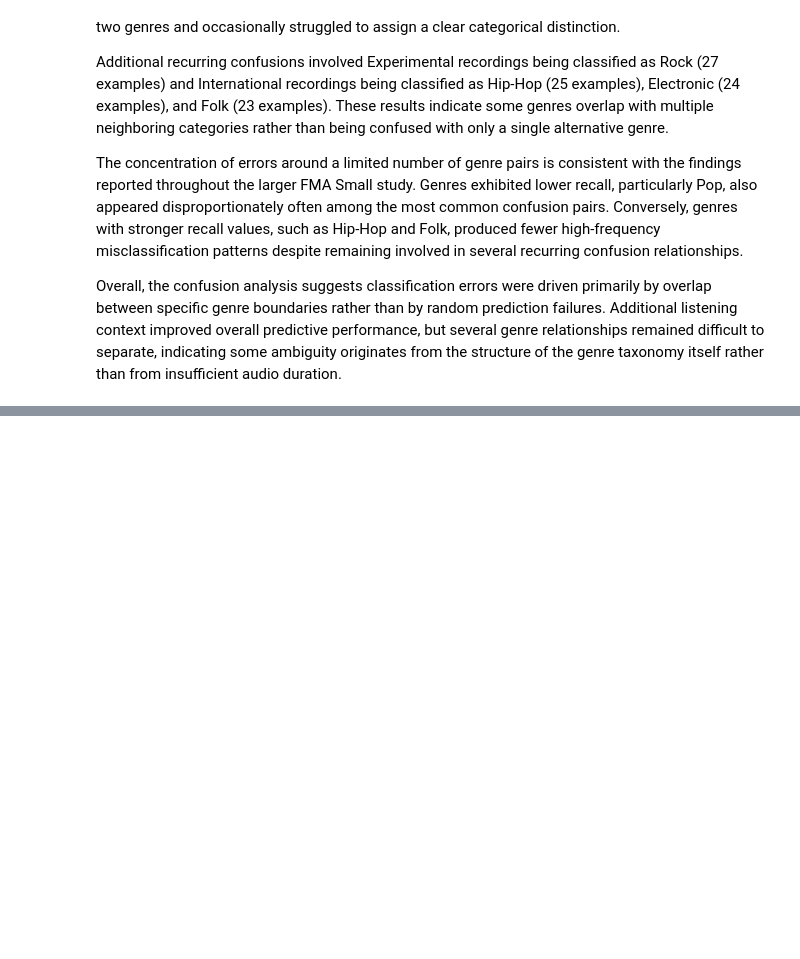
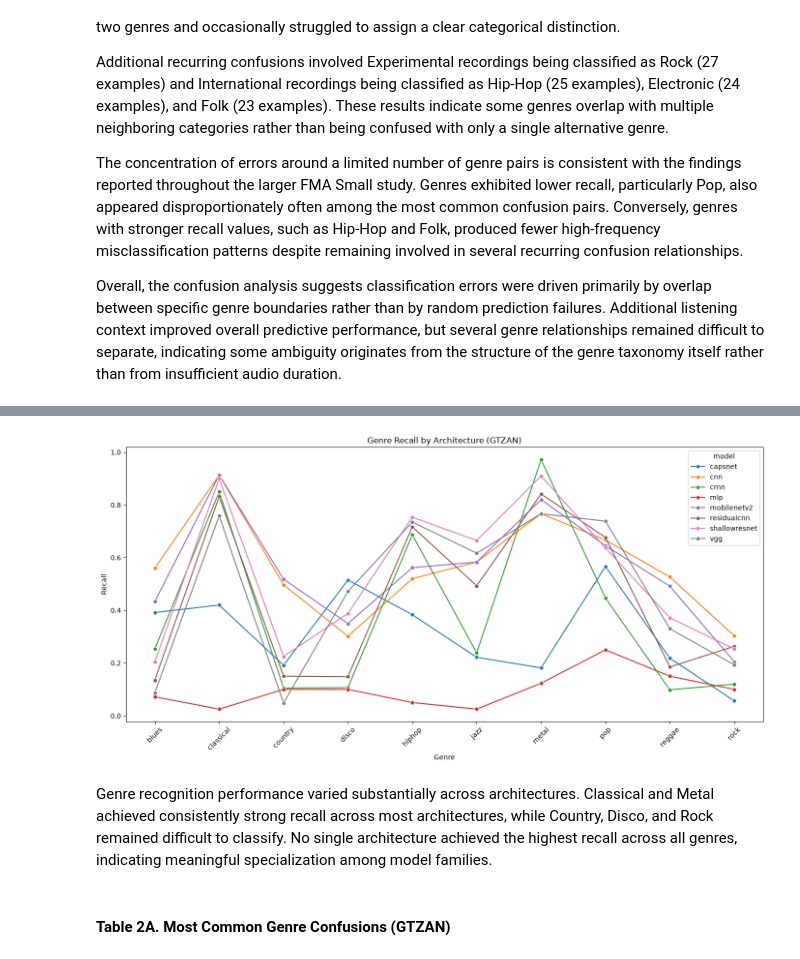
Before and after one commit to d-bruning/deep-learning-audio-classification, a Jupyter notebook: overview.ipynb, the cells around one changed output, grey strips where cells are left out. Saved outputs shown, nothing was run; the diff lists cells and outputs as text; code cells hidden in the pictures; blank space fills up the shorter version.

```diff
--- a/overview.ipynb
+++ b/overview.ipynb
@@ -1417,0 +2003,37 @@ https://github.com/d-bruning/deep-learning-audio-classification/blob/main/gtzan_
+# %%
+plt.figure(figsize=(14, 7))
+
+genre_means = (
+    gtzan_genre_duration_recall_df
+    .groupby(
+        ["genre", "model"]
+    )["recall"]
+    .mean()
+    .reset_index()
+)
+
+sns.lineplot(
+    data=genre_means,
+    x="genre",
+    y="recall",
+    hue="model",
+    marker="o"
+)
+
+plt.title(
+    "Genre Recall by Architecture (GTZAN)"
+)
+
+plt.xlabel("Genre")
+plt.ylabel("Recall")
+
+plt.xticks(rotation=45)
+
+plt.tight_layout()
+plt.show()
+# %% [output]
+[figure, added]
+# %% [markdown]
+Genre recognition performance varied substantially across architectures. Classical and Metal achieved consistently strong recall across most architectures, while Country, Disco, and Rock remained difficult to classify. No single architecture achieved the highest recall across all genres, indicating meaningful specialization among model families.
+# %% [markdown]
+#### Table 2A. Most Common Genre Confusions (GTZAN)
```
Also changed, not shown: parts of 85 cells of this notebook, 1 other file.
